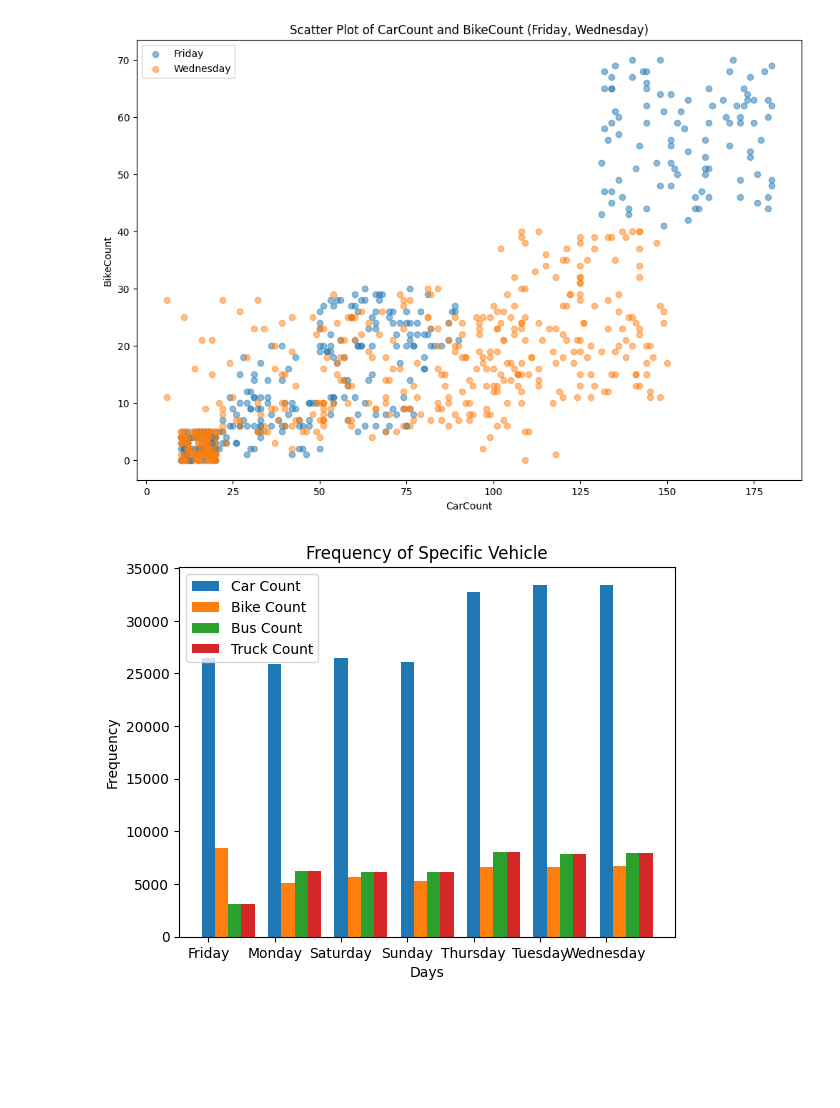
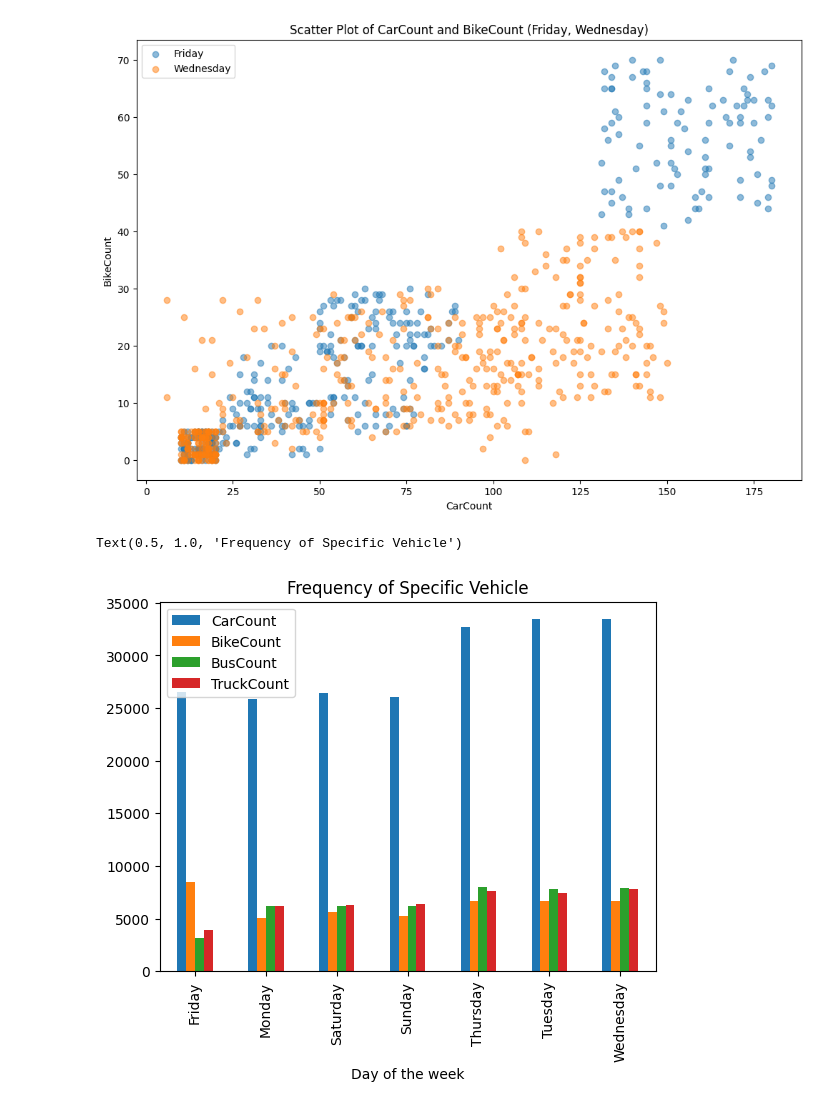
Before and after one commit to Prakash-Kushwaha/DAV-Project, a Jupyter notebook: main.ipynb, the cells around one changed output. Cells and saved outputs as stored; diff of their text form; code cells hidden in the pictures; blank space fills up the shorter version.

Commit message:
changed to direct plot on the dataframe

```diff
--- a/main.ipynb
+++ b/main.ipynb
@@ -235,39 +235,15 @@ plt.legend()
 plt.show()
 # %% [output]
 [figure]
-# %%
-# Plot to determine frequency of specific vehicles by days of the week
-
-# Grouping the DataFrame by days of the week
-Columns=['CarCount','BikeCount','BusCount','TruckCount']
-grouped_df = df.groupby('Day of the week')[Columns].sum()
-
-fig, ax = plt.subplots()    # For creating subplots
-x_positions = [0, 1, 2, 3, 4, 5, 6] # Defining total no of x_ticks
-bar_width = 0.2 # width of the bar
-
-# Total no of vehicles count days-wise, in form of an array
-Car_count=np.array(grouped_df['CarCount'])
-Bike_count=np.array(grouped_df['BikeCount'])
-Bus_count=np.array(grouped_df['BusCount'])
-Truck_count=np.array(grouped_df['TruckCount'])
-
-# Days in the order of vehicle counts, stored in above array
-days = ['Friday','Monday','Saturday','Sunday','Thursday','Tuesday','Wednesday']
-
-# Plotting bar for each vehicle
-ax.bar(x_positions, Car_count, width=bar_width, label='Car Count')
-ax.bar([x + bar_width for x in x_positions], Bike_count, width=bar_width, label='Bike Count')
-ax.bar([x + 2*bar_width for x in x_positions], Bus_count, width=bar_width, label='Bus Count')
-ax.bar([x + 3*bar_width for x in x_positions], Bus_count, width=bar_width, label='Truck Count')
-
-ax.set_xticks(x_positions)  # defining x_ticks
-ax.set_xticklabels(days)    # defining x_ticks labels
-plt.title('Frequency of Specific Vehicle')
-plt.xlabel('Days')
-plt.ylabel('Frequency')
-
-plt.legend()
-plt.show()
-# %% [output]
-[figure, removed]
+# %%
+# Plot to determine frequency of specific vehicles by days of the week
+
+# Grouping the DataFrame by days of the week
+grouped_df = df.groupby('Day of the week')[Columns].sum()
+
+grouped_df.plot.bar()
+
+plt.title('Frequency of Specific Vehicle')
+# %% [output]
+Text(0.5, 1.0, 'Frequency of Specific Vehicle')
+[figure, added]
```
Also changed, not shown: parts of 4 cells of this notebook.
